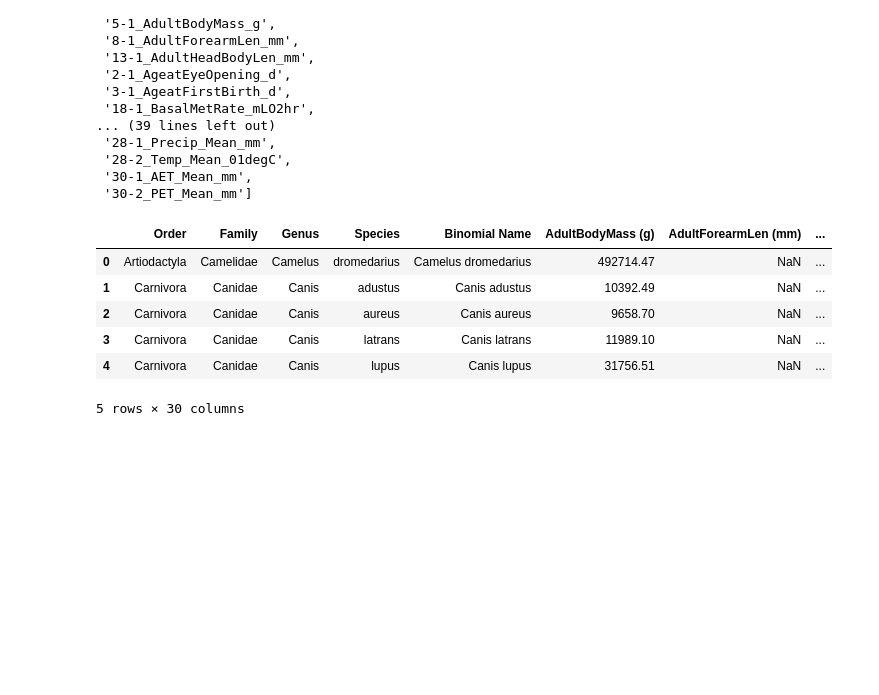
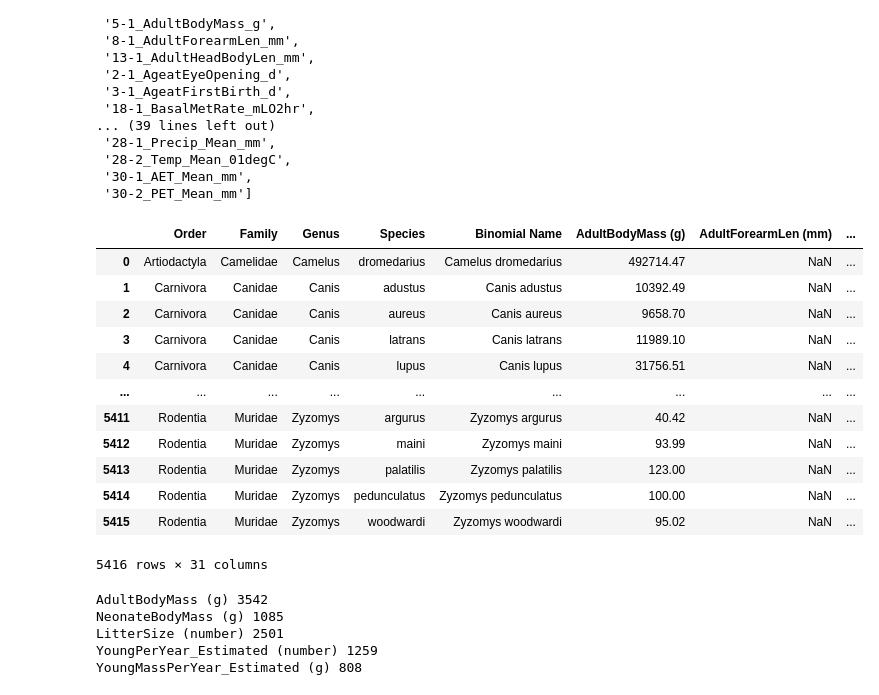
Before and after one commit to flamholz/beef_v_pork, a Jupyter notebook: notebooks/1_preprocess_pantheria.ipynb, the cells around one changed output. Saved outputs shown, nothing was run; the diff lists cells and outputs as text; code cells hidden in the pictures; blank space fills up the shorter version.

```diff
--- a/notebooks/1_preprocess_pantheria.ipynb
+++ b/notebooks/1_preprocess_pantheria.ipynb
@@ -95,45 +95,58 @@ pantheria_df = pantheria_df.dropna(axis=0, how='all', subset=cols_of_interest)
 # %%
 # Start making a "clean" dataframe.
 pantheria_clean_df = pantheria_df[cols_of_interest].rename(columns=col_replacement_dict)
+
+# Mark the placental mammals, i.e. not monotremes or marsupials
+pantheria_clean_df['PlacentalMammal'] = ~pantheria_clean_df['Order'].isin(METATHERIAN_ORDERS)
 
 # Calculate the number of young per year from the litter size and litters per year.
 litter_size = pantheria_clean_df['LitterSize (number)']
 
 # PanTHERIA gives two values that can be used to infer litters/year.
 # 1/ LittersPerYear and 2/ InterbirthInterval
 # As can be seen in the plot below, these values are correlated but not the same.
 # Moreover, in some cases there is data for one and not the other.
 litters_per_year = pantheria_clean_df['LittersPerYear (number)']
 interbirth_interval_d = pantheria_clean_df['InterbirthInterval (d)']
 litters_per_year_inferred = 365.0/interbirth_interval_d
 young_per_year_litters = litter_size / litters_per_year
 young_per_year_interval = litter_size / litters_per_year_inferred
 
 pantheria_clean_df['YoungPerYear_Litters (number)'] = young_per_year_litters
 pantheria_clean_df['YoungPerYear_Interval (number)'] = young_per_year_interval
 
-# Estimate the number of young per year as the geometric mean of the two values.
-def nan_gmean(a):
-    """geometric mean that handles NaNs."""
-    if not a.any():
-        return np.NaN
-    my_a = a[a.notnull()]
-    return gmean(a[a.notnull()])
-
 gmeans = pd.concat([young_per_year_litters, young_per_year_interval], axis=1).apply(nan_gmean, axis=1)
 pantheria_clean_df['YoungPerYear_Estimated (number)'] = gmeans
 
 neonate_mass_g = pantheria_clean_df['NeonateBodyMass (g)']
 pantheria_clean_df['YoungMassPerYear_Estimated (g)'] = neonate_mass_g*gmeans
 
 # Save a new cleaner file with units for the relevant columns.
 pantheria_clean_df.to_csv('../data/PanTHERIA_1-0_WR05_Aug2008_cleaned.csv')
-pantheria_clean_df.head()
+pantheria_clean_df
 # %% [output]
 |  | Order | Family | Genus | Species | Binomial Name | AdultBodyMass (g) | AdultForearmLen (mm) | ... |
 | 0 | Artiodactyla | Camelidae | Camelus | dromedarius | Camelus dromedarius | 492714.47 | NaN | ... |
 | 1 | Carnivora | Canidae | Canis | adustus | Canis adustus | 10392.49 | NaN | ... |
 | 2 | Carnivora | Canidae | Canis | aureus | Canis aureus | 9658.70 | NaN | ... |
 | 3 | Carnivora | Canidae | Canis | latrans | Canis latrans | 11989.10 | NaN | ... |
 | 4 | Carnivora | Canidae | Canis | lupus | Canis lupus | 31756.51 | NaN | ... |
+| ... | ... | ... | ... | ... | ... | ... | ... | ... |
+| 5411 | Rodentia | Muridae | Zyzomys | argurus | Zyzomys argurus | 40.42 | NaN | ... |
+| 5412 | Rodentia | Muridae | Zyzomys | maini | Zyzomys maini | 93.99 | NaN | ... |
+| 5413 | Rodentia | Muridae | Zyzomys | palatilis | Zyzomys palatilis | 123.00 | NaN | ... |
+| 5414 | Rodentia | Muridae | Zyzomys | pedunculatus | Zyzomys pedunculatus | 100.00 | NaN | ... |
+| 5415 | Rodentia | Muridae | Zyzomys | woodwardi | Zyzomys woodwardi | 95.02 | NaN | ... |
-5 rows × 30 columns
+5416 rows × 31 columns
+# %%
+cols2count = ['AdultBodyMass (g)', 'NeonateBodyMass (g)', 'LitterSize (number)',
+              'YoungPerYear_Estimated (number)', 'YoungMassPerYear_Estimated (g)']
+
+for c in cols2count:
+    print(c, (pantheria_clean_df[c] > 0).sum())
+# %% [output]
+AdultBodyMass (g) 3542
+NeonateBodyMass (g) 1085
+LitterSize (number) 2501
+YoungPerYear_Estimated (number) 1259
+YoungMassPerYear_Estimated (g) 808
```
Also changed, not shown: parts of 2 cells of this notebook, 4 other files.
